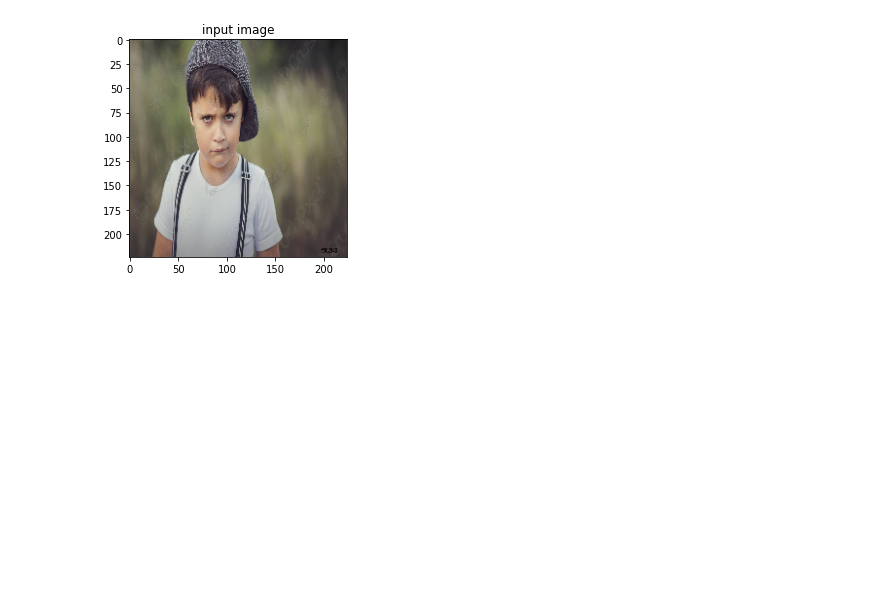
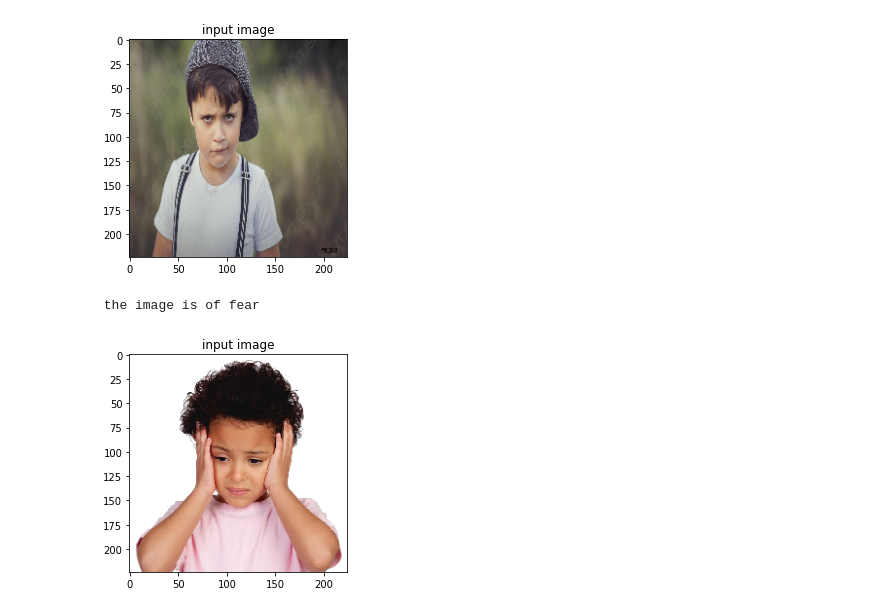
Before and after one commit to atif2786/Face-Emotion-Recognition, a Jupyter notebook: Face_Emotion_Recognition.ipynb, the cells around one changed output. Cells and saved outputs as stored; diff of their text form; code cells hidden in the pictures; blank space fills up the shorter version.

```diff
--- a/Face_Emotion_Recognition.ipynb
+++ b/Face_Emotion_Recognition.ipynb
@@ -354,3 +353,24 @@ plt.show()
 # %% [output]
  the image is of sad
 [figure]
+# %%
+# path for the image to see if it predics correct class
+
+path = "/content/fear.png"
+img = load_img(path, target_size=(224,224) )
+
+i = img_to_array(img)/255
+input_arr = np.array([i])
+input_arr.shape
+
+pred = np.argmax(model.predict(input_arr))
+
+print(f" the image is of {op[pred]}")
+
+# to display the image
+plt.imshow(input_arr[0])
+plt.title("input image")
+plt.show()
+# %% [output]
+ the image is of fear
+[figure, added]
```
Also changed, not shown: parts of 1 cell of this notebook.
